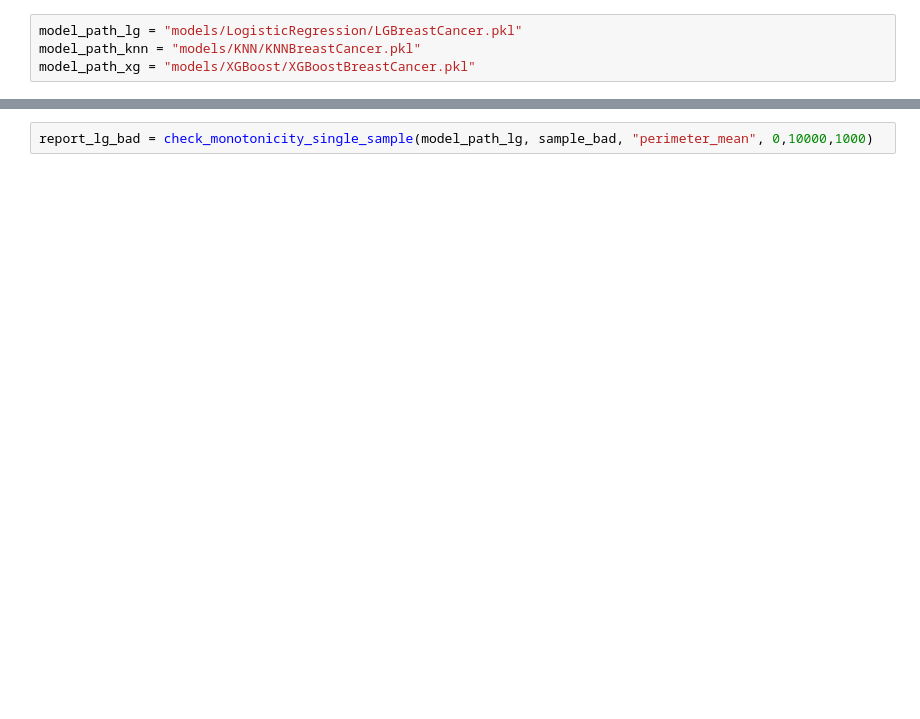
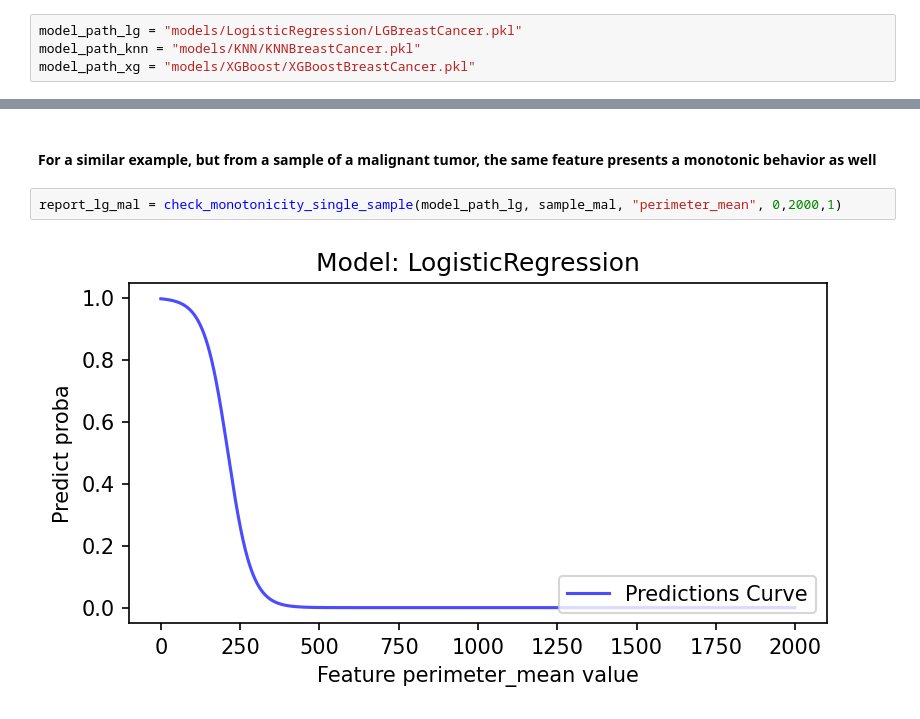
Before and after one commit to jpgianfaldoni/MLBugDetection, a Jupyter notebook: src/Tutorial.ipynb, the cells around one changed output, grey strips where cells are left out. Cells and saved outputs as stored; diff of their text form; blank space fills up the shorter version.

```diff
--- a/src/Tutorial.ipynb
+++ b/src/Tutorial.ipynb
@@ -36,2 +54,6 @@ report_lg_good = check_monotonicity_single_sample(model_path_lg, sample_good, "p
+# %% [markdown]
+#### For a similar example, but from a sample of a malignant tumor, the same feature presents a monotonic behavior as well
 # %%
-report_lg_bad = check_monotonicity_single_sample(model_path_lg, sample_bad, "perimeter_mean", 0,10000,1000)
+report_lg_mal = check_monotonicity_single_sample(model_path_lg, sample_mal, "perimeter_mean", 0,2000,1)
+# %% [output]
+[figure, added]
```
Also changed, not shown: parts of 25 cells of this notebook, 6 other files.
